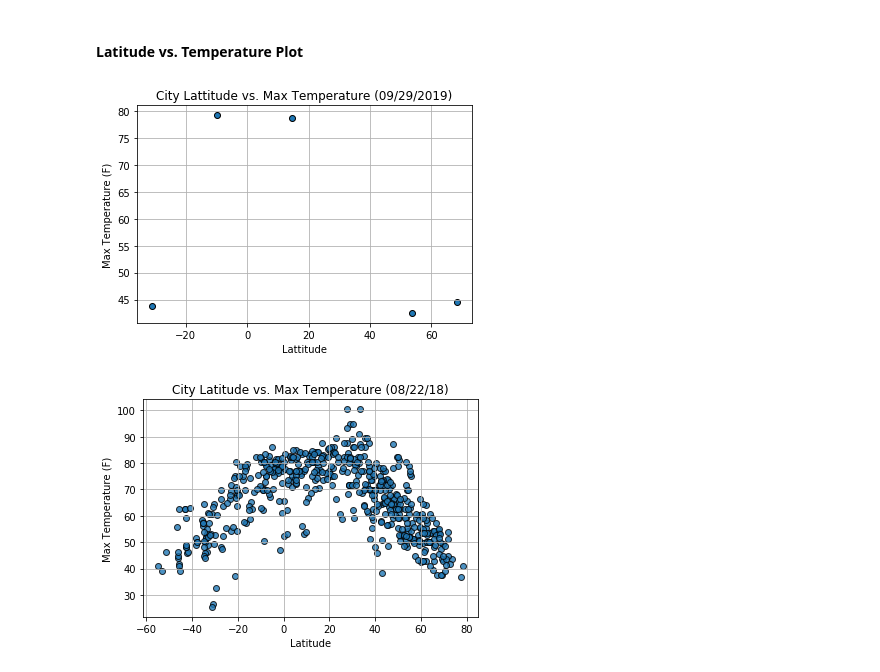
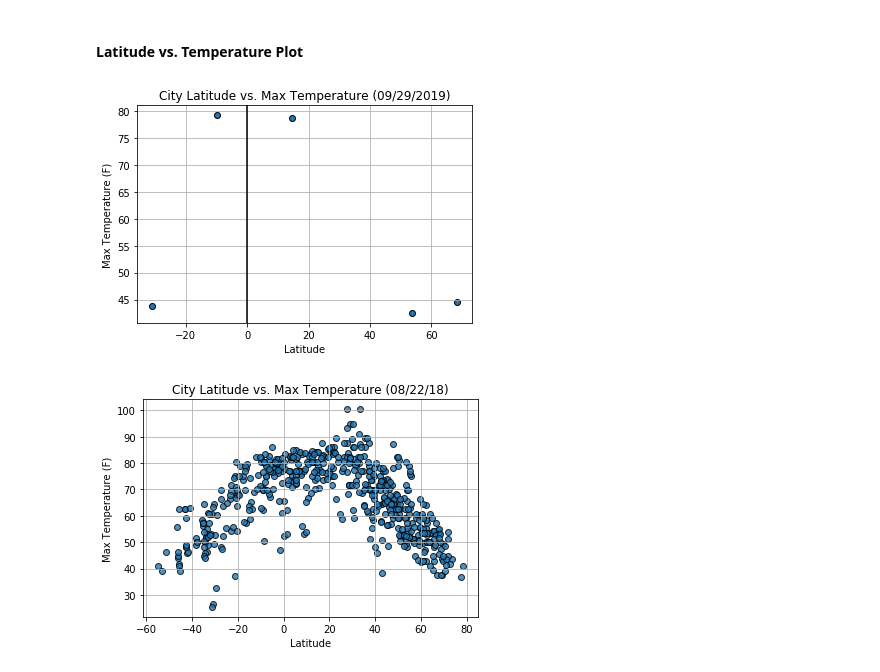
Before and after one commit to ahmedgurbuz/SMU_Assignments, a Jupyter notebook: Unit_06_API/WeatherPy.ipynb, the cells around one changed output. Cells and saved outputs as stored; diff of their text form; code cells hidden in the pictures.

```diff
--- a/Unit_06_API/WeatherPy.ipynb
+++ b/Unit_06_API/WeatherPy.ipynb
@@ -190,17 +190,20 @@ data_df
 # %%
 # Create scatter plot to compare Lattitude and Max Temp. of the randomly selected cities in the Data Frame
 plt.scatter(data_df["Lat"], data_df["Max Temp"], edgecolor = 'black')
 
 # Give the chart a title, x label, y label and grid
-plt.title("City Lattitude vs. Max Temperature (09/29/2019)")
-plt.xlabel("Lattitude")
+plt.title("City Latitude vs. Max Temperature (09/29/2019)")
+plt.xlabel("Latitude")
 plt.ylabel("Max Temperature (F)")
 plt.grid(True)
 
+#Plot vertical line at 0 latitude (equator)
+plt.axvline(x=0, color = 'black')
+
 # Save the Figure
 plt.savefig(r"C:\Users\AG\Documents\SMU_Assignments\Unit_06_API\plots\lat_and_max_temp.png")
 # %% [output]
-[figure, old version]
+[figure, new version]
 # %%
 # %% [output]
 [figure]
```
Also changed, not shown: parts of 3 cells of this notebook.
